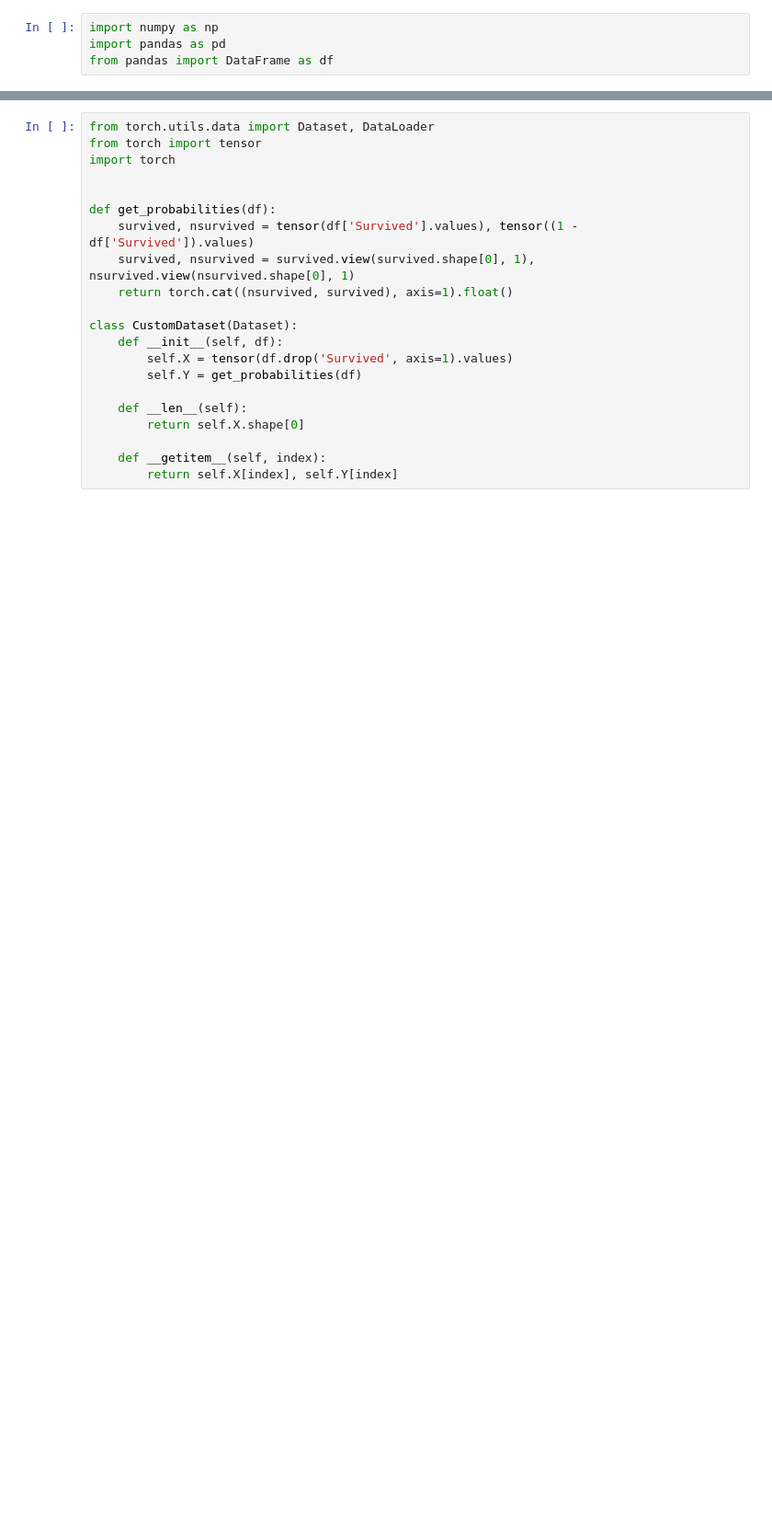
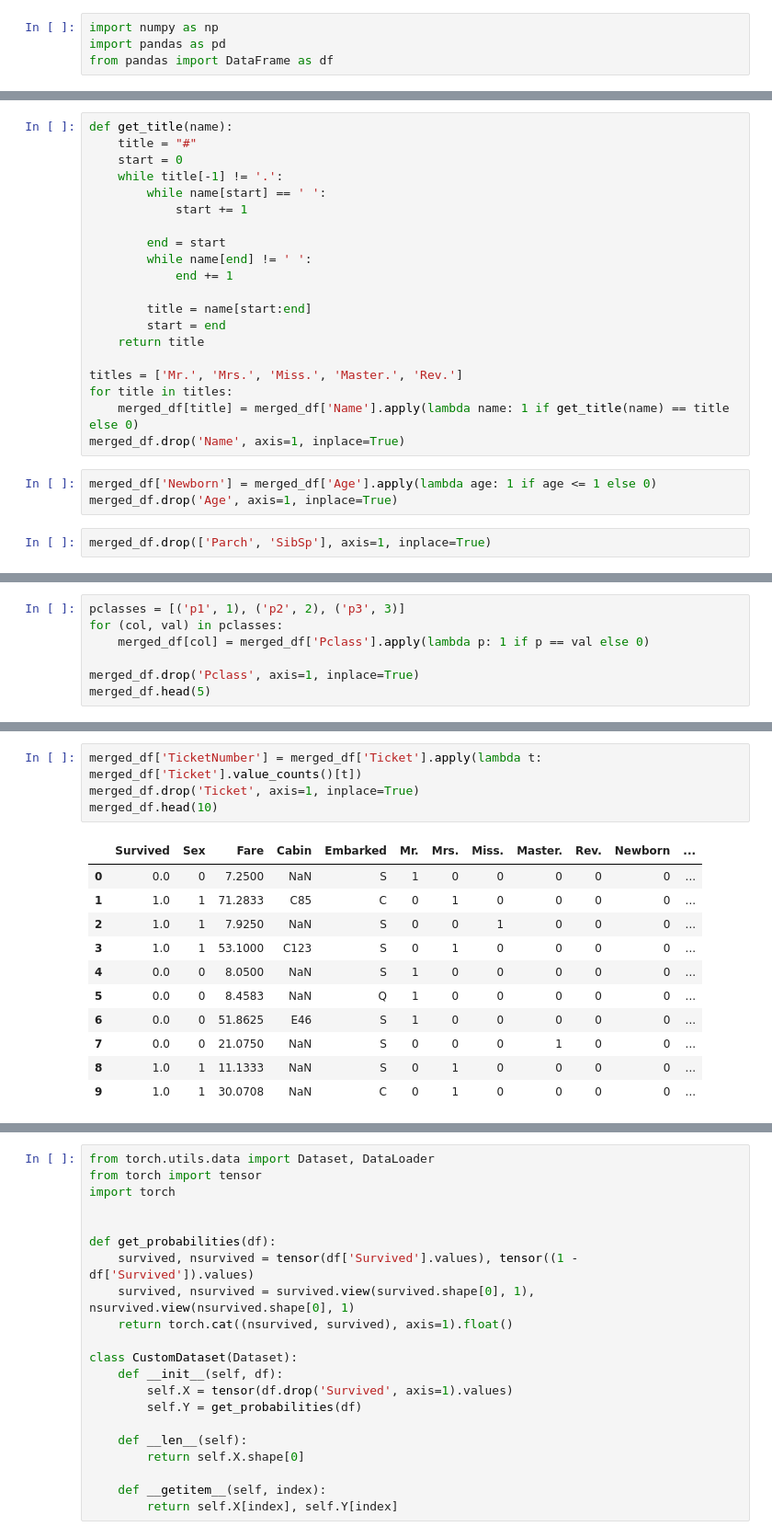
Before and after one commit to Fortitude42/Kaggle, a Jupyter notebook: Titanic.ipynb, the cells around one changed output, grey strips where cells are left out. Shown at 92% size. Drawn from its saved outputs; the diff is of its cells as text; blank space fills up the shorter version.

```diff
--- a/Titanic.ipynb
+++ b/Titanic.ipynb
@@ -99,0 +39,25 @@ Name: Survived, dtype: float64
+# %%
+def get_title(name):
+    title = "#"
+    start = 0
+    while title[-1] != '.':
+        while name[start] == ' ':
+            start += 1
+
+        end = start
+        while name[end] != ' ':
+            end += 1
+
+        title = name[start:end]
+        start = end
+    return title
+
+titles = ['Mr.', 'Mrs.', 'Miss.', 'Master.', 'Rev.']
+for title in titles:
+    merged_df[title] = merged_df['Name'].apply(lambda name: 1 if get_title(name) == title else 0)
+merged_df.drop('Name', axis=1, inplace=True)
+# %%
+merged_df['Newborn'] = merged_df['Age'].apply(lambda age: 1 if age <= 1 else 0)
+merged_df.drop('Age', axis=1, inplace=True)
+# %%
+merged_df.drop(['Parch', 'SibSp'], axis=1, inplace=True)
@@ -99,0 +81,7 @@ Name: Survived, dtype: float64
+# %%
+pclasses = [('p1', 1), ('p2', 2), ('p3', 3)]
+for (col, val) in pclasses:
+    merged_df[col] = merged_df['Pclass'].apply(lambda p: 1 if p == val else 0)
+
+merged_df.drop('Pclass', axis=1, inplace=True)
+merged_df.head(5)
@@ -99,0 +95,16 @@ Name: Survived, dtype: float64
+# %%
+merged_df['TicketNumber'] = merged_df['Ticket'].apply(lambda t: merged_df['Ticket'].value_counts()[t])
+merged_df.drop('Ticket', axis=1, inplace=True)
+merged_df.head(10)
+# %% [output]
+|  | Survived | Sex | Fare | Cabin | Embarked | Mr. | Mrs. | Miss. | Master. | Rev. | Newborn | ... |
+| 0 | 0.0 | 0 | 7.2500 | NaN | S | 1 | 0 | 0 | 0 | 0 | 0 | ... |
+| 1 | 1.0 | 1 | 71.2833 | C85 | C | 0 | 1 | 0 | 0 | 0 | 0 | ... |
+| 2 | 1.0 | 1 | 7.9250 | NaN | S | 0 | 0 | 1 | 0 | 0 | 0 | ... |
+| 3 | 1.0 | 1 | 53.1000 | C123 | S | 0 | 1 | 0 | 0 | 0 | 0 | ... |
+| 4 | 0.0 | 0 | 8.0500 | NaN | S | 1 | 0 | 0 | 0 | 0 | 0 | ... |
+| 5 | 0.0 | 0 | 8.4583 | NaN | Q | 1 | 0 | 0 | 0 | 0 | 0 | ... |
+| 6 | 0.0 | 0 | 51.8625 | E46 | S | 1 | 0 | 0 | 0 | 0 | 0 | ... |
+| 7 | 0.0 | 0 | 21.0750 | NaN | S | 0 | 0 | 0 | 1 | 0 | 0 | ... |
+| 8 | 1.0 | 1 | 11.1333 | NaN | S | 0 | 1 | 0 | 0 | 0 | 0 | ... |
+| 9 | 1.0 | 1 | 30.0708 | NaN | C | 0 | 1 | 0 | 0 | 0 | 0 | ... |
```
Also changed, not shown: parts of 20 cells of this notebook.
